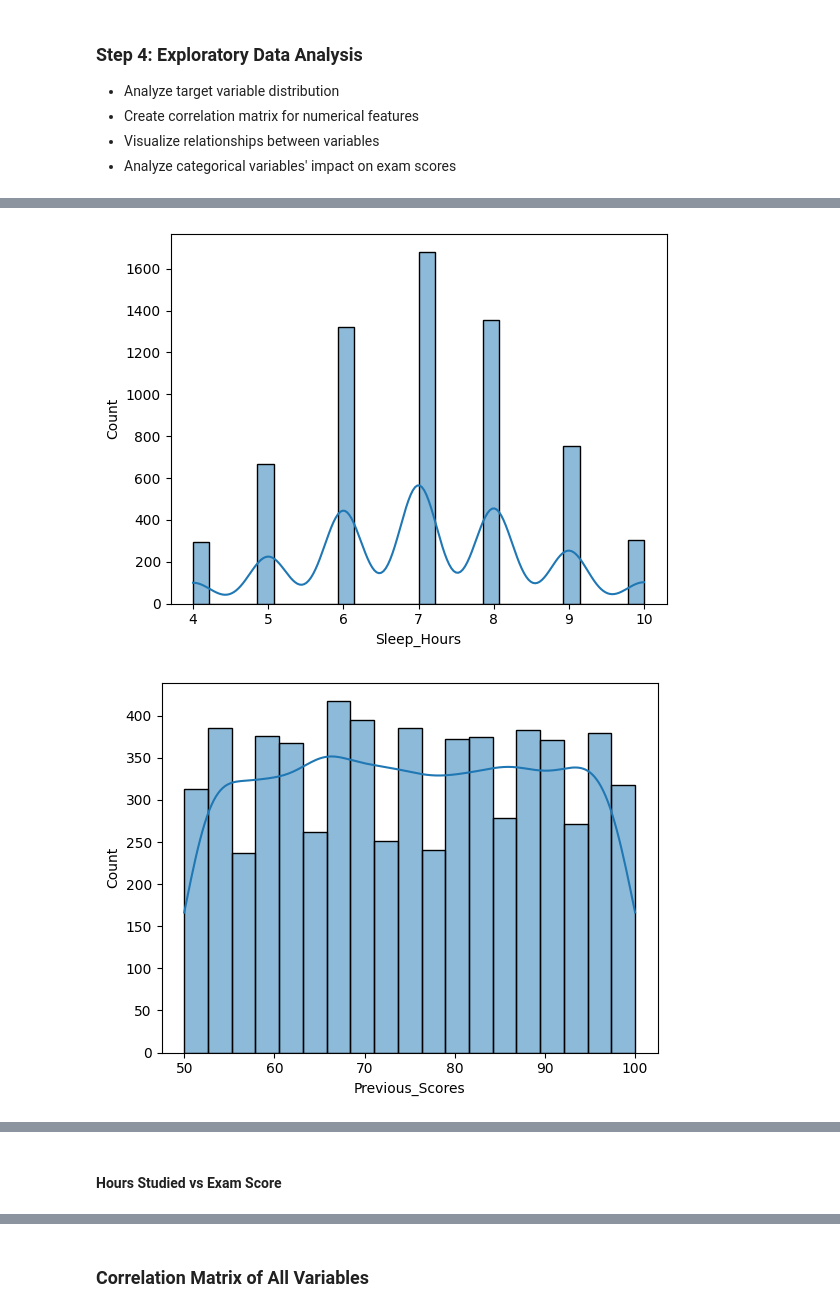
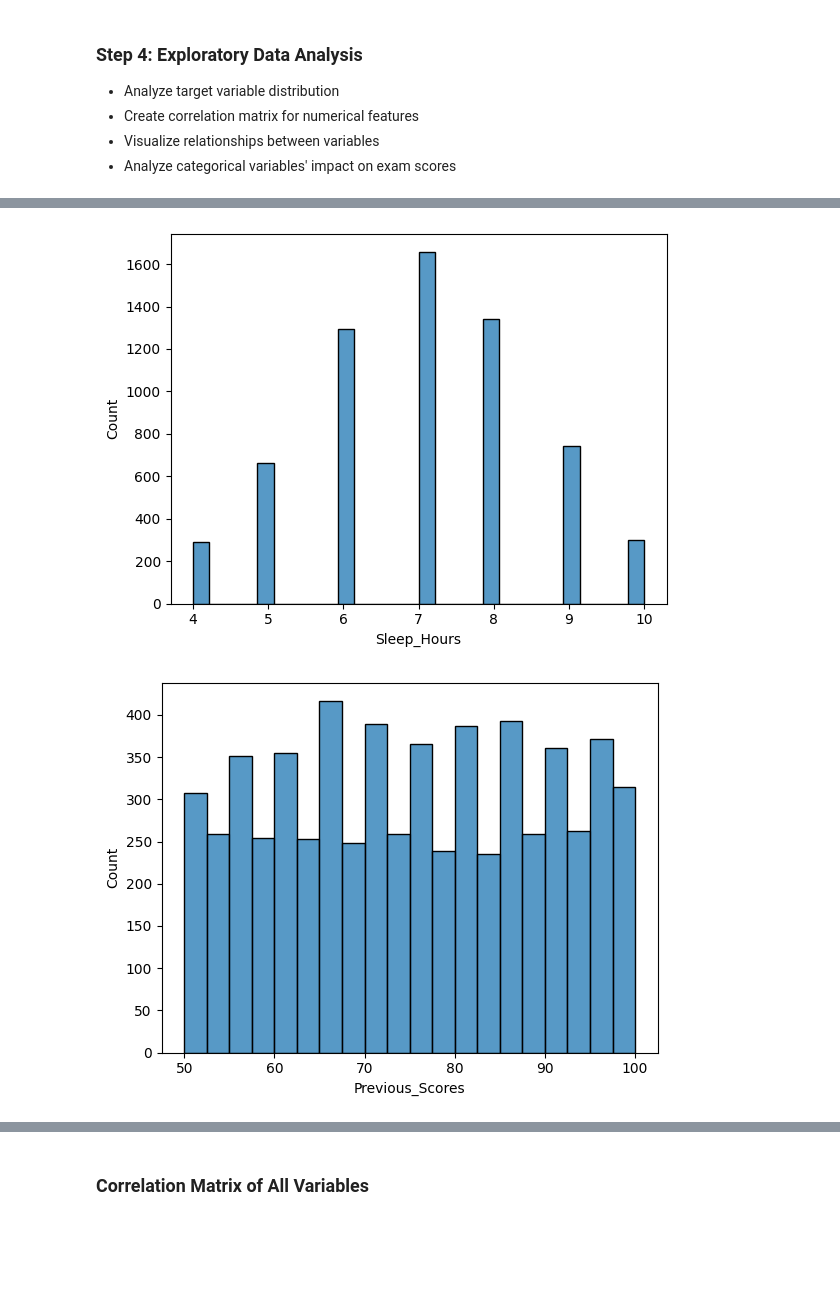
Before and after one commit to georgeemiL787/Elevvo_Internship, a Jupyter notebook: Task 1/Task_1.ipynb, the cells around one changed output, grey strips where cells are left out. Drawn from its saved outputs; the diff is of its cells as text; code cells hidden in the pictures; blank space fills up the shorter version.

```diff
--- a/Task 1/Task_1.ipynb
+++ b/Task 1/Task_1.ipynb
@@ -193,11 +214,11 @@ for col in continuous_cols:
 # %%
-def cap_outliers_iqr(df, col):
-    Q1 = df[col].quantile(0.25)
-    Q3 = df[col].quantile(0.75)
+''' def cap_outliers_iqr(students_db, col):
+    Q1 = students_db[col].quantile(0.25)
+    Q3 = dstudents_dbf[col].quantile(0.75)
     IQR = Q3 - Q1
     lower_bound = Q1 - 1.5 * IQR
     upper_bound = Q3 + 1.5 * IQR
-    df[col] = df[col].clip(lower=lower_bound, upper=upper_bound)
+    students_db[col] = students_db[col].clip(lower=lower_bound, upper=upper_bound)
 
 for col in continuous_cols:
-    cap_outliers_iqr(students_db, col)
+    cap_outliers_iqr(students_db, col) '''
@@ -204,3 +231,9 @@ for col in continuous_cols:
+# %%
+from scipy.stats import zscore
+numeric_df = students_db.select_dtypes(include=['number'])
+z_scores = np.abs(zscore(numeric_df))
+threshold = 3
+students_db = students_db[(z_scores < threshold).all(axis=1)]
 # %% [markdown]
 ### Visualize again after capping
 # %%
@@ -227,6 +266,6 @@ for col in continuous_cols:
 # %%
 for col in students_db:
     if students_db[col].dtype != 'O':
-        sns.histplot(students_db[col],kde=True)
+        sns.histplot(students_db[col])
         plt.show()
 # %% [output]
@@ -235,2 +274,2 @@ for col in students_db:
-[figure, old version]
+[figure, new version]
-[figure, old version]
+[figure, new version]
@@ -240,3 +278,0 @@ for col in students_db:
-# %% [markdown]
-
-#### Hours Studied vs Exam Score
```
Also changed, not shown: parts of 44 cells of this notebook, 3 other files.
